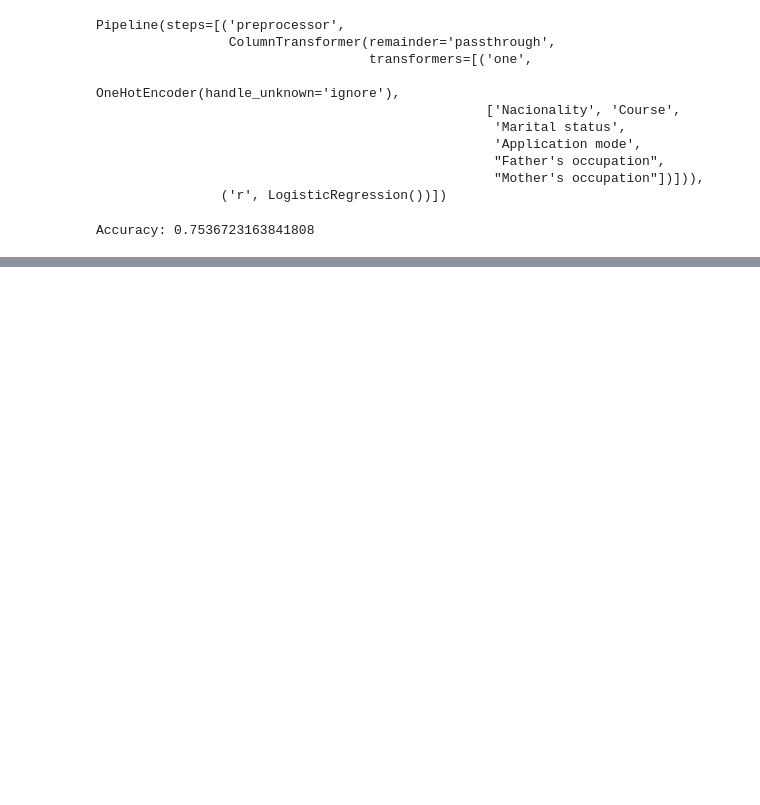
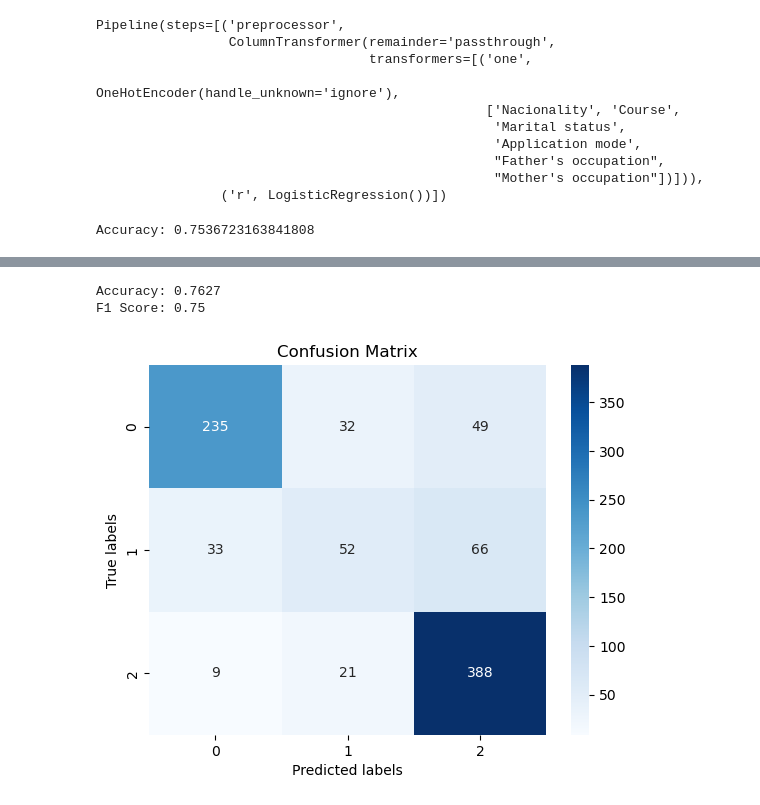
Before and after one commit to FishInAZ/MATH-189-Group-41, a Jupyter notebook: Model_Building.ipynb, the cells around one changed output, grey strips where cells are left out. Saved outputs shown, nothing was run; the diff lists cells and outputs as text; code cells hidden in the pictures; blank space fills up the shorter version.

```diff
--- a/Model_Building.ipynb
+++ b/Model_Building.ipynb
@@ -216,0 +225,10 @@ Accuracy: 0.7536723163841808
+# %%
+X = df.drop('Target', axis=1)  # Feature matrix
+y = df['Target']  # Target variable
+
+# Convert labels to numbers
+label_encoder = LabelEncoder()
+y_encoded = label_encoder.fit_transform(y)
+
+# Splitting dataset into training and testing set
+X_train, X_test, y_train, y_test = train_test_split(X, y_encoded, test_size=0.2, random_state=42)
@@ -216,0 +276,8 @@ Accuracy: 0.7536723163841808
+# %%
+best_params = grid_search.best_params_
+
+# Create a new XGBClassifier instance with the best parameters
+best_xgb_clf = XGBClassifier(objective='multi:softmax', num_class=3, verbosity=1, **best_params)
+
+# Train the classifier on the entire training set
+best_xgb_clf.fit(X_train, y_train)
@@ -216,0 +296,21 @@ Accuracy: 0.7536723163841808
+# %%
+# Making predictions
+predictions = best_xgb_clf.predict(X_test)
+accuracy = accuracy_score(y_test, predictions)
+print(f'Accuracy: {accuracy:.4f}')
+
+f1 = f1_score(y_test, predictions, average='weighted')  # 'weighted' accounts for label imbalance.
+print(f'F1 Score: {f1:.2f}')
+# %% [output]
+Accuracy: 0.7627
+F1 Score: 0.75
+# %%
+
+cm = confusion_matrix(y_test, predictions)
+sns.heatmap(cm, annot=True, fmt='d', cmap='Blues')
+plt.xlabel('Predicted labels')
+plt.ylabel('True labels')
+plt.title('Confusion Matrix')
+plt.show()
+# %% [output]
+[figure, added]
```
Also changed, not shown: parts of 10 cells of this notebook.
